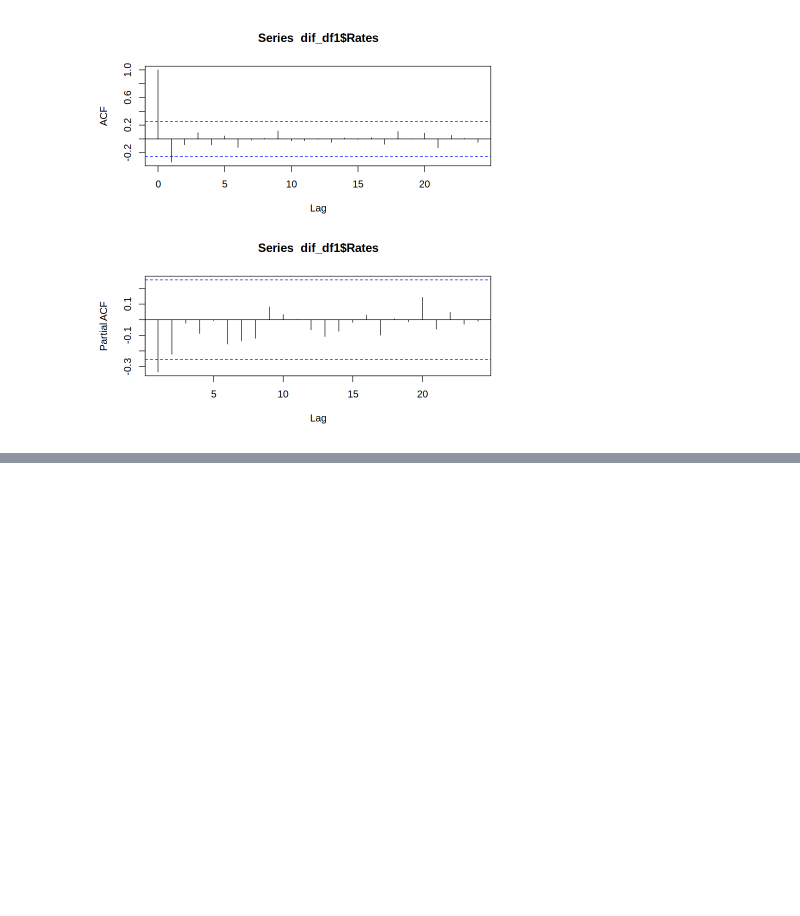
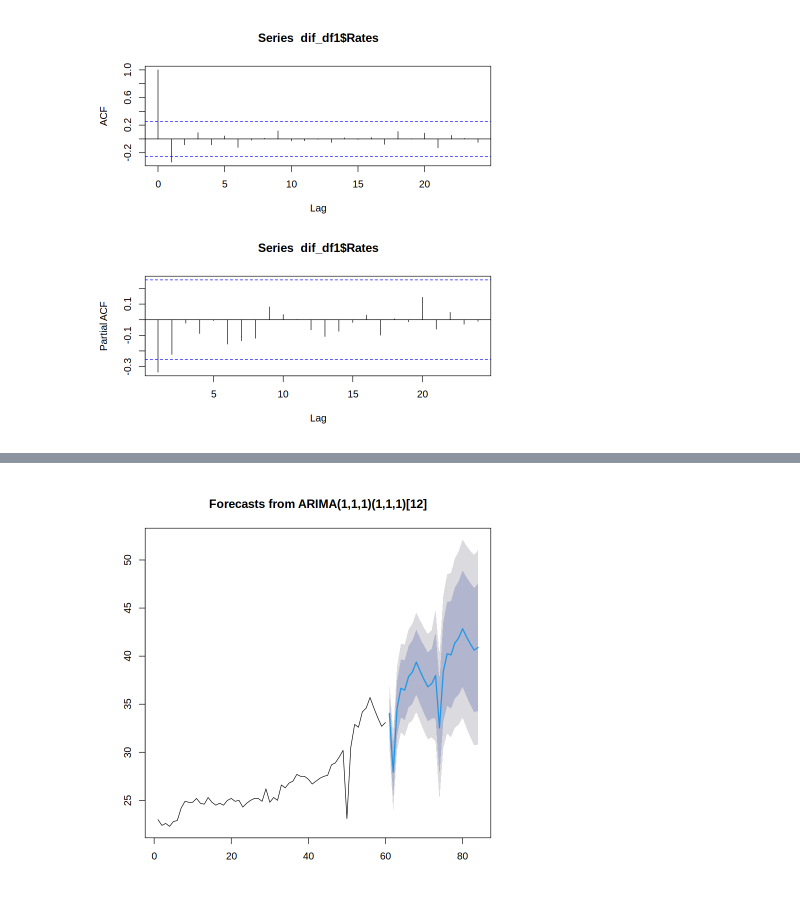
Before and after one commit to mngadilinda/Unemployment_SARIMA, a Jupyter notebook: Unemployement SARIMA.ipynb, the cells around one changed output, grey strips where cells are left out. Saved outputs shown, nothing was run; the diff lists cells and outputs as text; code cells hidden in the pictures; blank space fills up the shorter version.

```diff
--- a/Unemployement SARIMA.ipynb
+++ b/Unemployement SARIMA.ipynb
@@ -93,0 +105,6 @@ model <- auto.arima(df$Rates)
+# %%
+fit_pred <- forecast(fit, h=24)
+# %%
+plot(fit_pred)
+# %% [output]
+[figure, added]
```
Also changed, not shown: parts of 6 cells of this notebook.
